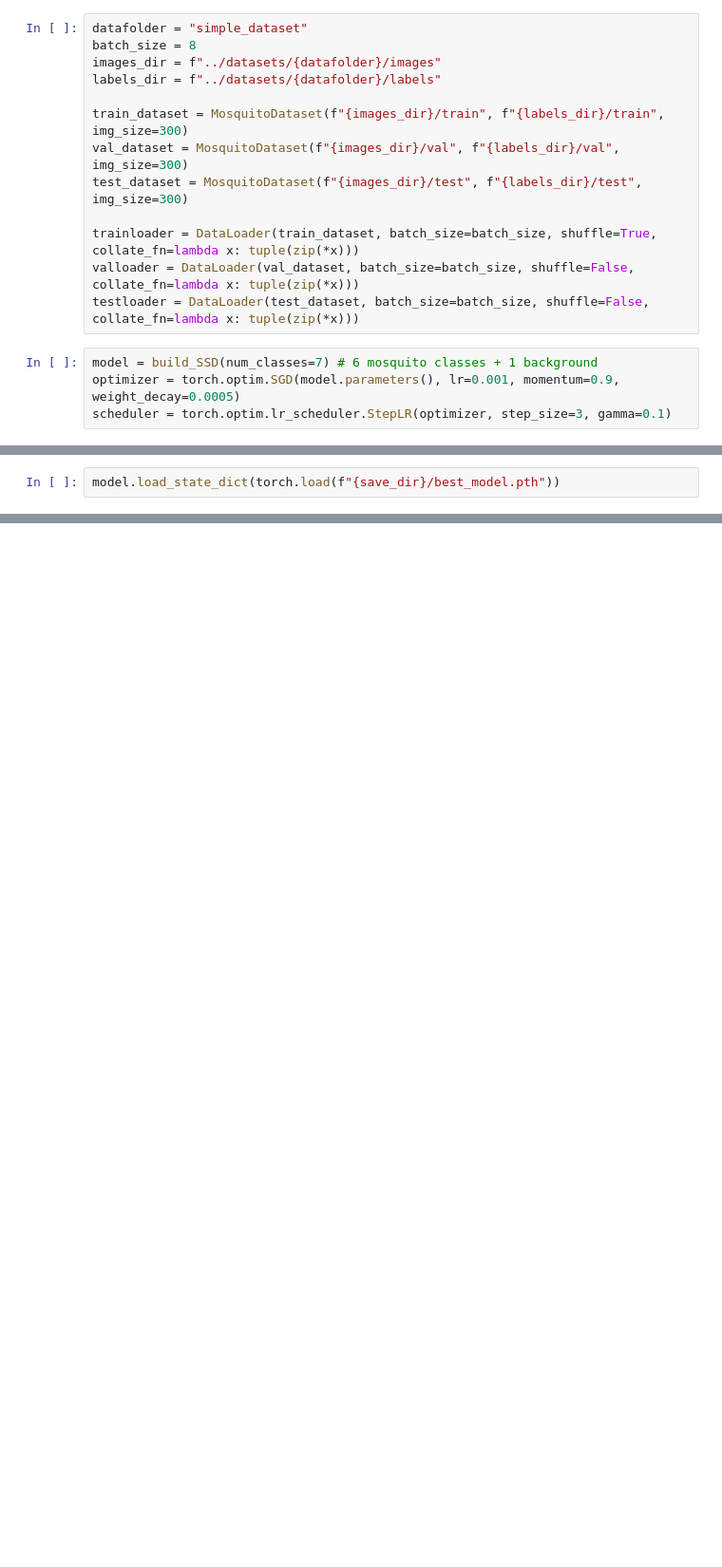
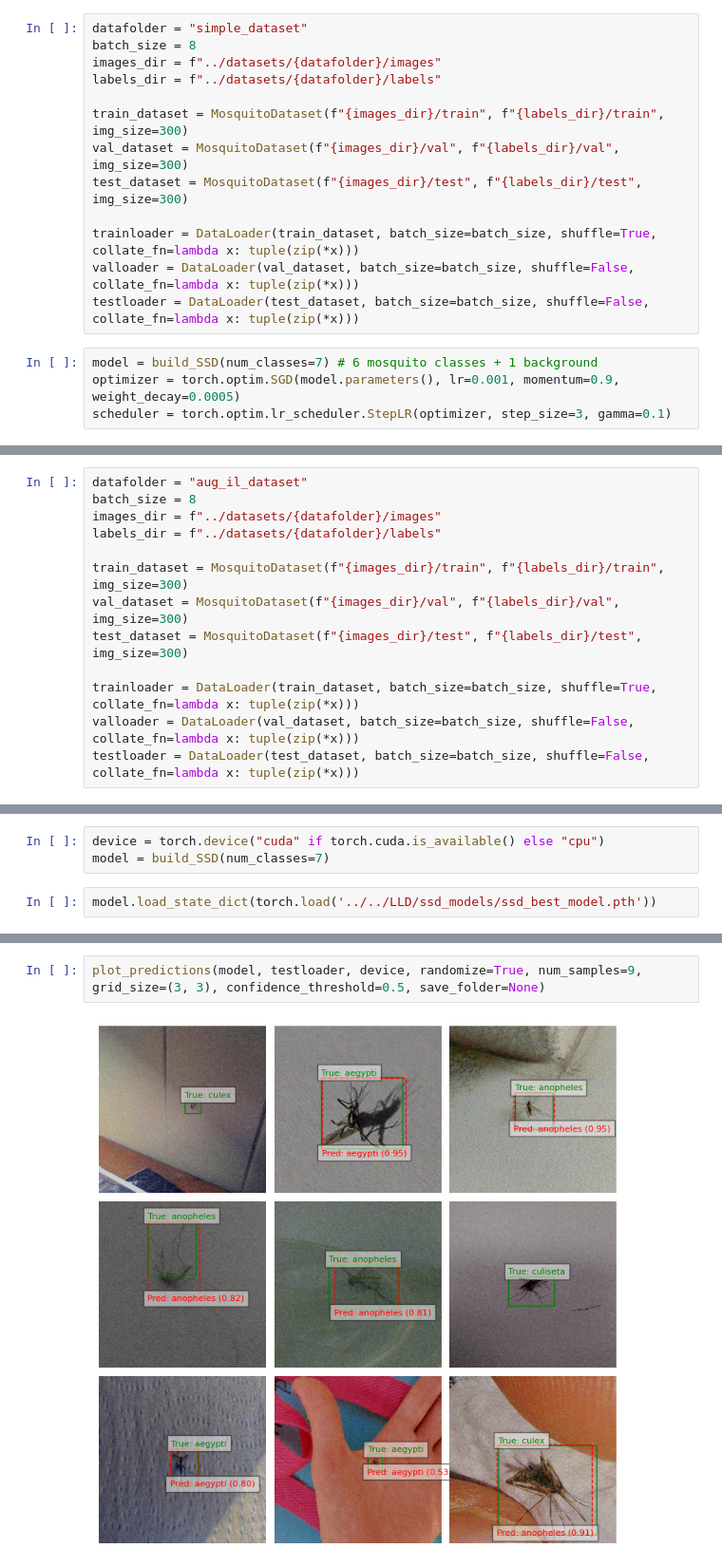
Before and after one commit to aryamaansaha/low-light-mosquito-detection, a Jupyter notebook: SSD/main.ipynb, the cells around one changed output, grey strips where cells are left out. Shown: that part at 95% size. Saved outputs shown, nothing was run; the diff lists cells and outputs as text; blank space fills up the shorter version.

```diff
--- a/SSD/main.ipynb
+++ b/SSD/main.ipynb
@@ -41,0 +86,13 @@ KeyboardInterrupt:
+# %%
+datafolder = "aug_il_dataset"
+batch_size = 8
+images_dir = f"../datasets/{datafolder}/images"
+labels_dir = f"../datasets/{datafolder}/labels"
+
+train_dataset = MosquitoDataset(f"{images_dir}/train", f"{labels_dir}/train", img_size=300)
+val_dataset = MosquitoDataset(f"{images_dir}/val", f"{labels_dir}/val", img_size=300)
+test_dataset = MosquitoDataset(f"{images_dir}/test", f"{labels_dir}/test", img_size=300)
+
+trainloader = DataLoader(train_dataset, batch_size=batch_size, shuffle=True, collate_fn=lambda x: tuple(zip(*x)))
+valloader = DataLoader(val_dataset, batch_size=batch_size, shuffle=False, collate_fn=lambda x: tuple(zip(*x)))
+testloader = DataLoader(test_dataset, batch_size=batch_size, shuffle=False, collate_fn=lambda x: tuple(zip(*x)))
@@ -42,2 +101,5 @@ KeyboardInterrupt:
+# %%
+device = torch.device("cuda" if torch.cuda.is_available() else "cpu")
+model = build_SSD(num_classes=7)
 # %%
-model.load_state_dict(torch.load(f"{save_dir}/best_model.pth"))
+model.load_state_dict(torch.load('../../LLD/ssd_models/ssd_best_model.pth'))
@@ -43,0 +113,4 @@ model.load_state_dict(torch.load(f"{save_dir}/best_model.pth"))
+# %%
+plot_predictions(model, testloader, device, randomize=True, num_samples=9, grid_size=(3, 3), confidence_threshold=0.5, save_folder=None)
+# %% [output]
+[figure, added]
```
Also changed, not shown: parts of 11 cells of this notebook, 4 other files.
